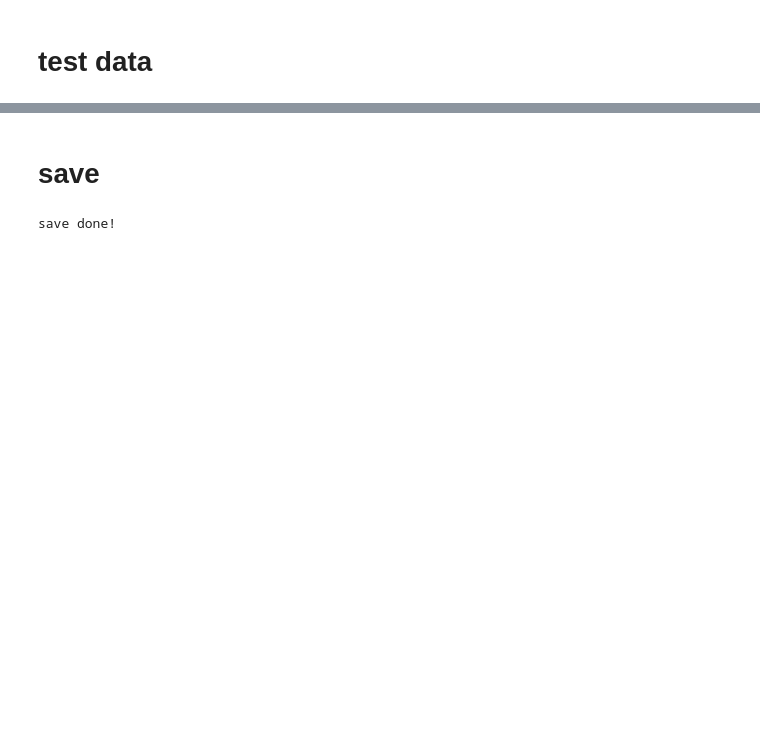
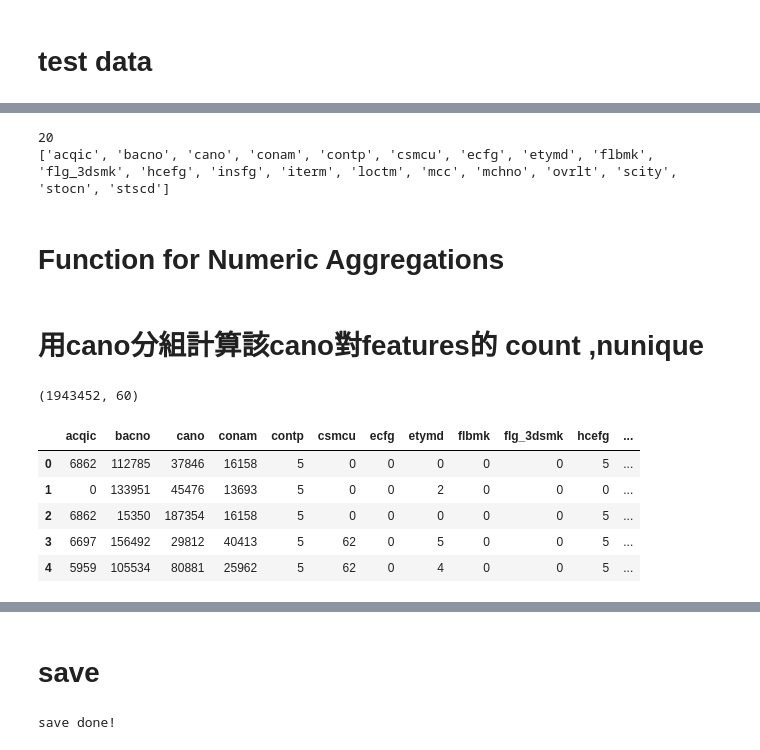
Before and after one commit to skywalker0803r/Ricky, a Jupyter notebook: 玉山銀行AI比賽_featuresengineering.ipynb, the cells around one changed output, grey strips where cells are left out. Saved outputs shown, nothing was run; the diff lists cells and outputs as text; code cells hidden in the pictures; blank space fills up the shorter version.

```diff
--- a/玉山銀行AI比賽_featuresengineering.ipynb
+++ b/玉山銀行AI比賽_featuresengineering.ipynb
@@ -83,0 +73,35 @@ print(round(len(dejavu)/len(test),3))
+# %%
+features = full_data.drop(['txkey','locdt'],axis=1).columns.tolist()
+print(len(features))
+print(features)
+# %% [output]
+20
+['acqic', 'bacno', 'cano', 'conam', 'contp', 'csmcu', 'ecfg', 'etymd', 'flbmk', 'flg_3dsmk', 'hcefg', 'insfg', 'iterm', 'loctm', 'mcc', 'mchno', 'ovrlt', 'scity', 'stocn', 'stscd']
+# %% [markdown]
+# Function for Numeric Aggregations
+# %%
+def agg_function(df,group_var,features):
+    agg = df[features].groupby(group_var).agg(["count","nunique"]).reset_index()
+
+    columns = [group_var]
+    for var in agg.columns.levels[0]:
+        if var != group_var:
+            for stat in agg.columns.levels[1][:-1]:
+                columns.append('%s_%s_%s' % (group_var,var,stat))
+    agg.columns = columns
+    return agg
+# %% [markdown]
+# 用cano分組計算該cano對features的 count ,nunique
+# %%
+cano_agg = agg_function(full_data,"cano",features)
+full_data = full_data.merge(cano_agg, on = "cano", how = 'left')
+print(full_data.shape)
+full_data.head()
+# %% [output]
+(1943452, 60)
+|  | acqic | bacno | cano | conam | contp | csmcu | ecfg | etymd | flbmk | flg_3dsmk | hcefg | ... |
+| 0 | 6862 | 112785 | 37846 | 16158 | 5 | 0 | 0 | 0 | 0 | 0 | 5 | ... |
+| 1 | 0 | 133951 | 45476 | 13693 | 5 | 0 | 0 | 2 | 0 | 0 | 0 | ... |
+| 2 | 6862 | 15350 | 187354 | 16158 | 5 | 0 | 0 | 0 | 0 | 0 | 5 | ... |
+| 3 | 6697 | 156492 | 29812 | 40413 | 5 | 62 | 0 | 5 | 0 | 0 | 5 | ... |
+| 4 | 5959 | 105534 | 80881 | 25962 | 5 | 62 | 0 | 4 | 0 | 0 | 5 | ... |
```
Also changed, not shown: parts of 28 cells of this notebook.
